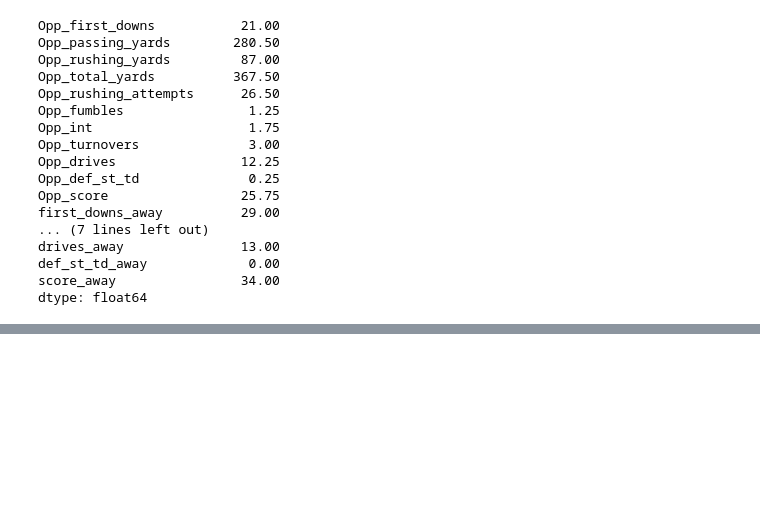
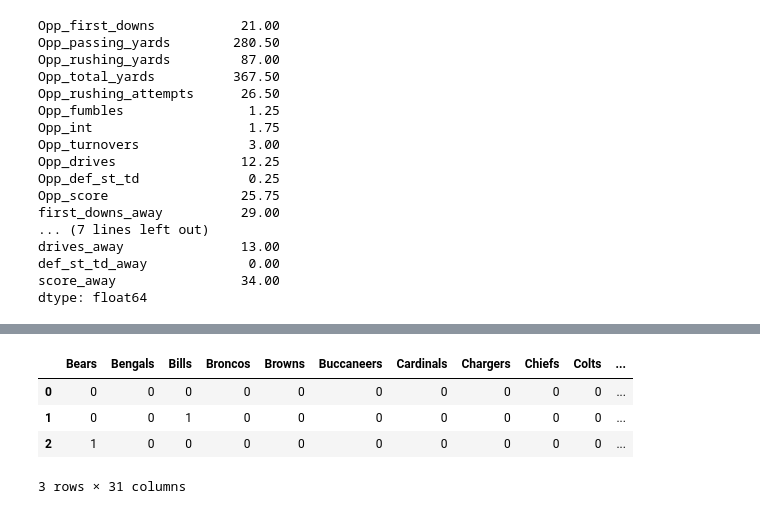
Before and after one commit to graymychael/NFL_Superbowl_LVI_winner_prediction, a Jupyter notebook: notebooks/Pre-processing_Work_and_Model.ipynb, the cells around one changed output, grey strips where cells are left out. Saved outputs shown, nothing was run; the diff lists cells and outputs as text; code cells hidden in the pictures; blank space fills up the shorter version.

```diff
--- a/notebooks/Pre-processing_Work_and_Model.ipynb
+++ b/notebooks/Pre-processing_Work_and_Model.ipynb
@@ -396,0 +501,11 @@ dtype: float64
+# %%
+# Create dummy variables for team names
+
+team_names = pd.get_dummies(team_stats_reg['home'], drop_first=True)
+team_names.head(3)
+# %% [output]
+|  | Bears | Bengals | Bills | Broncos | Browns | Buccaneers | Cardinals | Chargers | Chiefs | Colts | ... |
+| 0 | 0 | 0 | 0 | 0 | 0 | 0 | 0 | 0 | 0 | 0 | ... |
+| 1 | 0 | 0 | 1 | 0 | 0 | 0 | 0 | 0 | 0 | 0 | ... |
+| 2 | 1 | 0 | 0 | 0 | 0 | 0 | 0 | 0 | 0 | 0 | ... |
+3 rows × 31 columns
```
Also changed, not shown: parts of 18 cells of this notebook.
